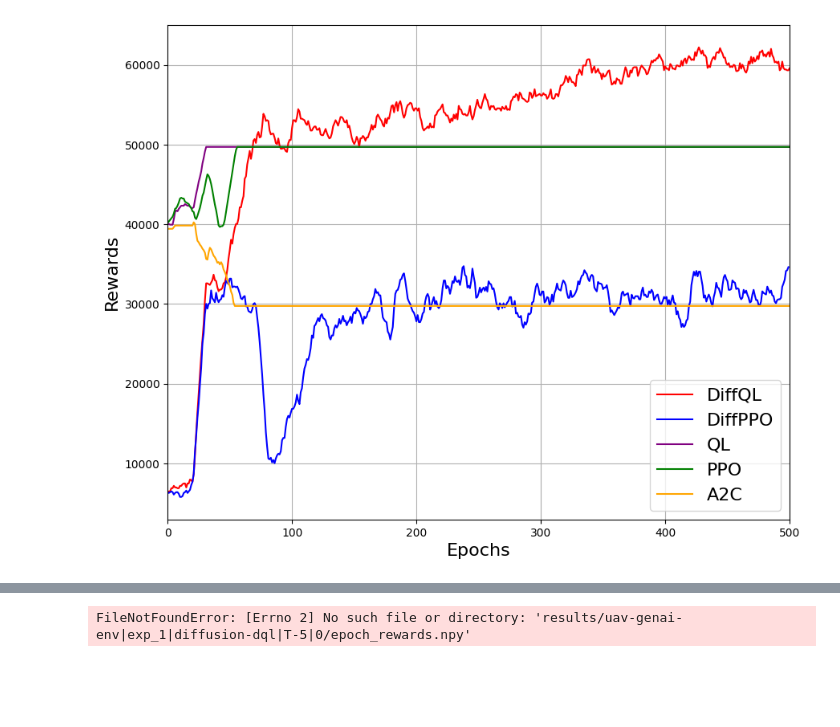
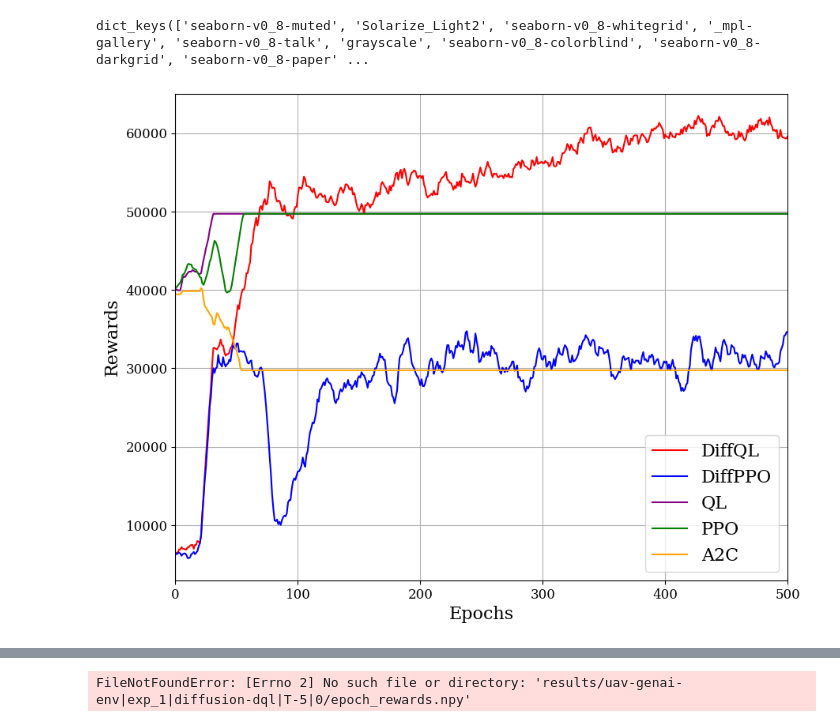
Before and after one commit to qkhanh711/Diffusion-Policies-for-RL, a Jupyter notebook: scripts/plot.ipynb, the cells around one changed output, grey strips where cells are left out. Cells and saved outputs as stored; diff of their text form; code cells hidden in the pictures; blank space fills up the shorter version.

```diff
--- a/scripts/plot.ipynb
+++ b/scripts/plot.ipynb
@@ -1,3 +1,19 @@
+# %%
+import matplotlib.pyplot as plt
+print(plt.style.library.keys())  # xem danh sách style có sẵn
+
+plt.style.use("default")   # quay về style mặc định (nền trắng)
+# %% [output]
+dict_keys(['seaborn-v0_8-muted', 'Solarize_Light2', 'seaborn-v0_8-whitegrid', '_mpl-gallery', 'seaborn-v0_8-talk', 'grayscale', 'seaborn-v0_8-colorblind', 'seaborn-v0_8-darkgrid', 'seaborn-v0_8-paper' ...
+# %%
+import matplotlib.pyplot as plt
+import matplotlib as mpl
+
+# Cấu hình font Times New Roman
+plt.rcParams['font.family'] = 'Dejavu serif'
+plt.rcParams['font.serif'] = ['Times New Roman']
+plt.rcParams['mathtext.fontset'] = 'stix'  # Để hiển thị math text đúng
+plt.rcParams['font.size'] = 12  # Font size mặc định
 # %%
 import numpy as np
 import matplotlib.pyplot as plt
@@ -9,15 +25,12 @@ def smooth_data(data, window_size):
     return np.convolve(data, np.ones(window_size)/window_size, mode='valid')
 
 paths = {
-    "DiffQL": '../results/gail-service-env|exp_1/diffusion-dql|T-5|ms-online/43/episode_rewards_dql.npy',
+    "DiffQL" : '../results/gail-service-env|exp_1/diffusion-dql|T-5|ms-online/43/episode_rewards_dql.npy',
     "DiffPPO": '../results/gail-service-env|exp_1/diffusion-ppo|T-5|ms-online/43/episode_rewards_ppo.npy',
-    "QL": '../results/gail-service-env|exp_1/diffusion-gdql|T-5|ms-online/43/episode_rewards_gdql.npy',
-    "PPO": '../results/gail-service-env|exp_1/diffusion-gppo|T-5|ms-online/43/episode_rewards_gppo.npy',
-    "A2C": '../results/gail-service-env|exp_1/diffusion-a2c|T-5|ms-online/43/episode_rewards_a2c.npy'
-    # "DiffPPO": "episode_rewards_ppo.npy",
-    # "PPO": "episode_rewards_gppo.npy",
-    # "QL": "episode_rewards_gdql.npy",
-    # "A2C": "episode_rewards_a2c.npy",
+    "DQL"     : '../results/gail-service-env|exp_1/diffusion-gdql|T-5|ms-online/43/episode_rewards_gdql.npy',
+    "PPO"    : '../results/gail-service-env|exp_1/diffusion-gppo|T-5|ms-online/43/episode_rewards_gppo.npy',
+    "A2C"    : '../results/gail-service-env|exp_1/diffusion-a2c|T-5|ms-online/43/episode_rewards_a2c.npy',
+    # "DA2C"   : '../results/gail-service-env|exp_1/diffusion-da2c|T-5|ms-online/43/episode_rewards_da2c.npy'
 }
 
 names = list(paths.keys())
@@ -26,8 +39,9 @@ colors = {
     # "BC": "black",
     "DiffPPO": "blue",
     "PPO": "green",
-    "QL": "#800080",
+    "DQL": "#800080",
     "A2C": "orange",
+    "DA2C": "#FF4500"
 }
 
 colors_smoothed = {
@@ -35,8 +49,9 @@ colors_smoothed = {
     # "BC": "black",
     "DiffPPO": "#99CCFF",  # pastel blue
     "PPO": "#99FF99",      # pastel green
-    "QL": "#FF08FF",       # light yellow (lemon chiffon)
+    "DQL": "#FF08FF",       # light yellow (lemon chiffon)
     "A2C": "#FFA500",      # orange
+    "DA2C": "#FF4500"
 }
 
 
@@ -66,33 +81,33 @@ def plot_reward_curve(paths, window_size=10):
 plot_reward_curve(paths)
 
 def plot_reward_curve(paths, window_size=10, save_path= "save.png", xlim = 2000):
     plt.figure(figsize=(10, 8))
     all_data_size = 2000
     for name, path in paths.items():
         try:
             data = np.load(path)
             if name == "DiffPPO":
                 # data[:100] = np.linspace(13000, 15000, 100)
                 # plt.plot(uniform_filter1d(data, window_size-50), alpha=0.75, color=colors_smoothed[name])
                 plt.plot(uniform_filter1d(data, window_size), label=name, color=colors[name], linewidth=1)
             else:
                 # plt.plot(uniform_filter1d(data, window_size-50), alpha=0.75, color=colors_smoothed[name])
                 plt.plot(uniform_filter1d(data, window_size), label=name, color=colors[name], linewidth=1)
         except Exception as e:
             print(f"Could not load {path}: {e}")
             continue
         all_data_size = min(all_data_size, len(data))
 
     plt.legend(loc='lower right')
     plt.xlim(0, xlim)
     plt.xlabel('Epochs')
     plt.ylabel('Rewards')
     plt.grid(True)
     plt.tight_layout()
     plt.savefig(save_path)
     plt.show()
     return all_data_size
 # %% [output]
-[figure, old version]
+[figure, new version]
 # %%
 paths = {
```
Also changed, not shown: parts of 1 cell of this notebook, 47 other files.
